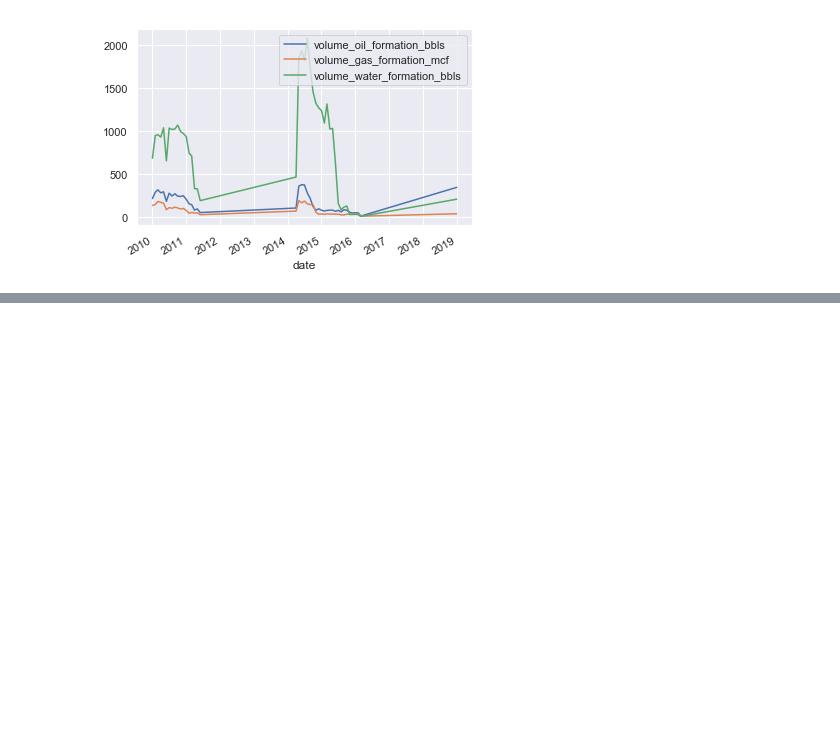
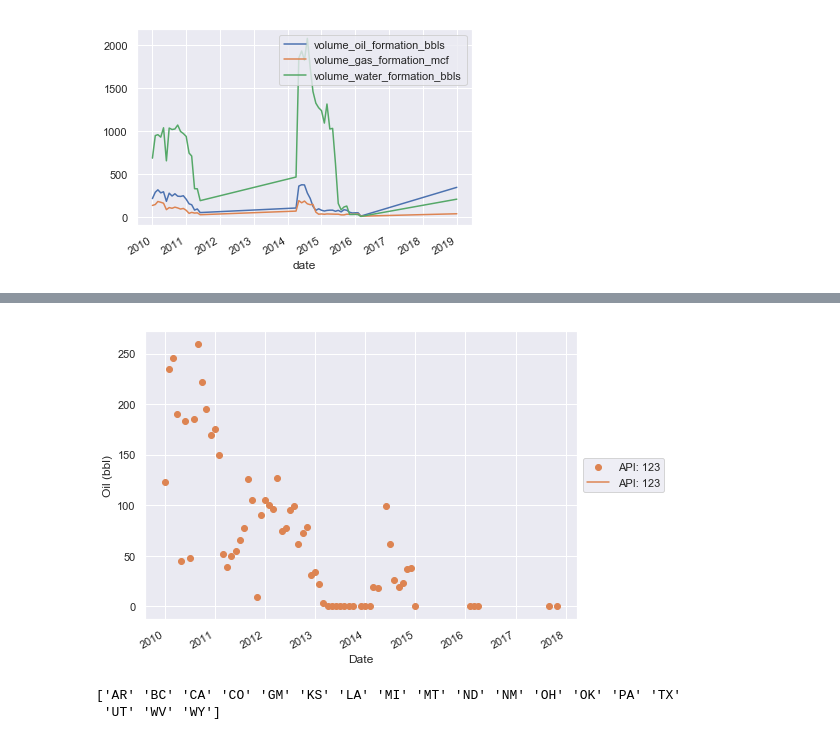
Before and after one commit to daytum/intake-data, a Jupyter notebook: Example.ipynb, the cells around one changed output, grey strips where cells are left out. Drawn from its saved outputs; the diff is of its cells as text; code cells hidden in the pictures; blank space fills up the shorter version.

```diff
--- a/Example.ipynb
+++ b/Example.ipynb
@@ -16,0 +26,3 @@ df1 = source.read()
+# %%
+df = cat.well_location_by_ticker_and_state(state='NM', ticker='XOM').read()
+df.index[df['api'].isin(['30015036910000','30015047340000'])].tolist()
@@ -21,0 +55,4 @@ df1.set_index(['api', 'date']).loc['33007000140000'].plot()
+# %%
+import matplotlib.pyplot as plt
+
+df1 = cat.production_by_api(api='30015036910000').read().set_index(['date'])['volume_oil_formation_bbls']
@@ -21,0 +106,8 @@ df1.set_index(['api', 'date']).loc['33007000140000'].plot()
+# %%
+import numpy as np
+p1 = ProductionPlot('Oil (bbl)')
+
+p1.add_plot(df1,'123')
+p1.add_model_plot(df1,'123')
+# %% [output]
+[figure, added]
@@ -21,0 +116,5 @@ df1.set_index(['api', 'date']).loc['33007000140000'].plot()
+# %%
+print(x)
+# %% [output]
+['AR' 'BC' 'CA' 'CO' 'GM' 'KS' 'LA' 'MI' 'MT' 'ND' 'NM' 'OH' 'OK' 'PA' 'TX'
+ 'UT' 'WV' 'WY']
```
Also changed, not shown: parts of 15 cells of this notebook, 5 other files.
